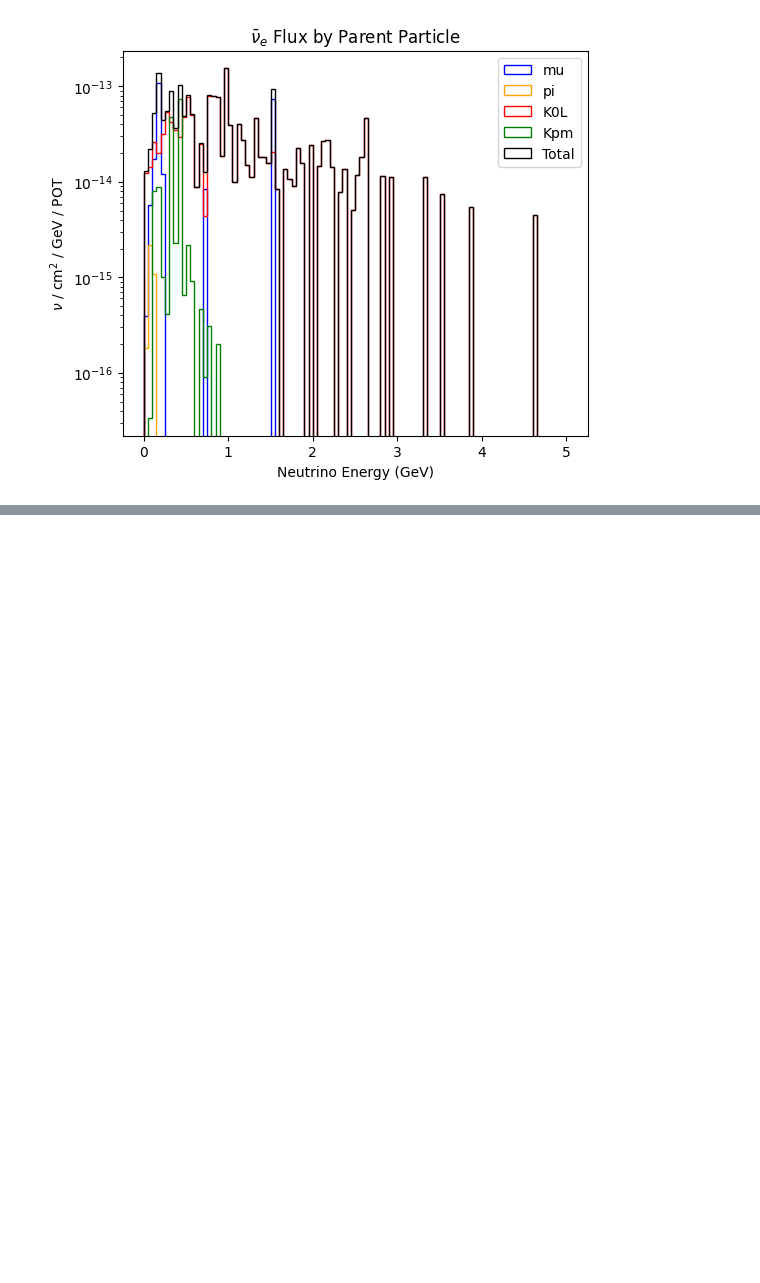
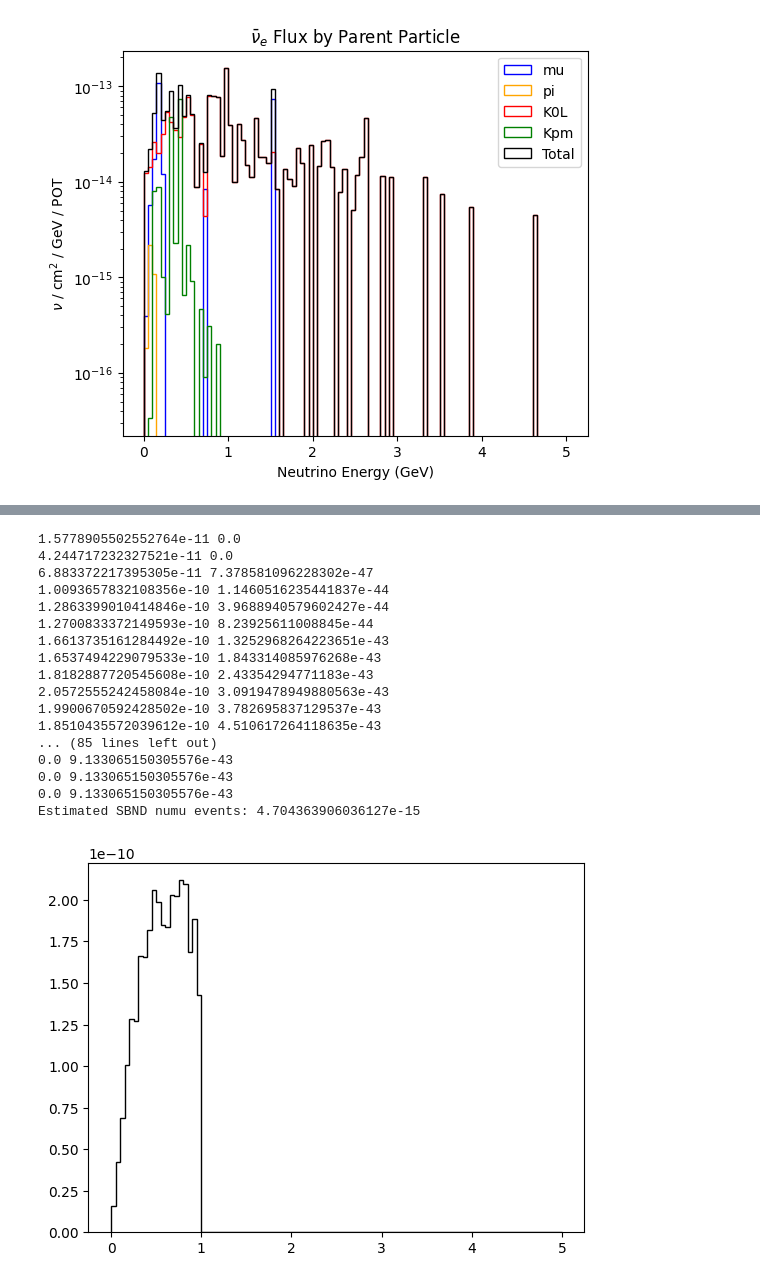
Before and after one commit to tomdsimpson/KDAR-Summer-Project, a Jupyter notebook: neutrino_fluxes.ipynb, the cells around one changed output, grey strips where cells are left out. Cells and saved outputs as stored; diff of their text form; code cells hidden in the pictures; blank space fills up the shorter version.

```diff
--- a/neutrino_fluxes.ipynb
+++ b/neutrino_fluxes.ipynb
@@ -169,0 +199,45 @@ ax.set_yscale("log")
+# %%
+# apply energy cut and flavour mask
+energy_mask = (energies < 1)
+mask = is_numu & energy_mask
+
+# histogram the selected entries
+values, edges, _ = plt.hist(energies[mask], bins=bins, weights=tot_wgts[mask],
+                         label="Total", color="black", histtype="step", linewidth=1)
+
+bin_centres = (edges[1:] + edges[:-1]) / 2
+
+# use consistent dictionary keys (choose one spelling)
+events = {
+    'nue_1GeV': [],
+    'anue_1GeV': [],
+    'numu_1GeV': [],
+    'anumu_1GeV': [],
+}
+
+for centre, val in zip(bin_centres, values):
+    xsection = np.interp(centre, xsec[:,0], xsec[:,1] * xsec_nuc)
+    print(val, xsection)
+    evt = val * pots[0] * xsection * n_targets
+    events["numu_1GeV"].append(evt)
+
+print("Estimated SBND numu events:", np.sum(events["numu_1GeV"]))
+# %% [output]
+1.5778905502552764e-11 0.0
+4.244717232327521e-11 0.0
+6.883372217395305e-11 7.378581096228302e-47
+1.0093657832108356e-10 1.1460516235441837e-44
+1.2863399010414846e-10 3.9688940579602427e-44
+1.2700833372149593e-10 8.23925611008845e-44
+1.6613735161284492e-10 1.3252968264223651e-43
+1.6537494229079533e-10 1.843314085976268e-43
+1.8182887720545608e-10 2.43354294771183e-43
+2.0572555242458084e-10 3.0919478949880563e-43
+1.9900670592428502e-10 3.782695837129537e-43
+1.8510435572039612e-10 4.510617264118635e-43
+... (85 lines left out)
+0.0 9.133065150305576e-43
+0.0 9.133065150305576e-43
+0.0 9.133065150305576e-43
+Estimated SBND numu events: 4.704363906036127e-15
+[figure, added]
```
Also changed, not shown: parts of 4 cells of this notebook.
